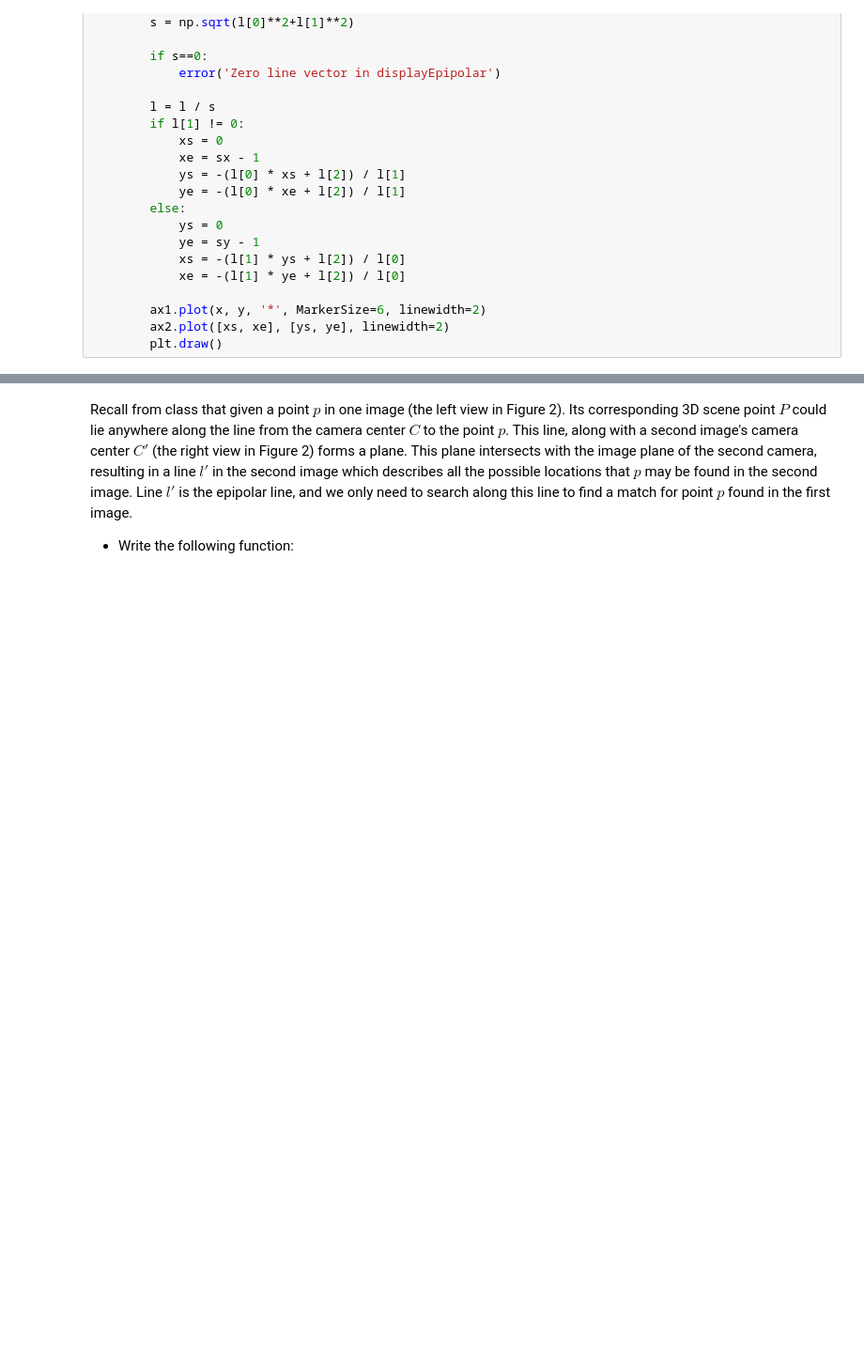
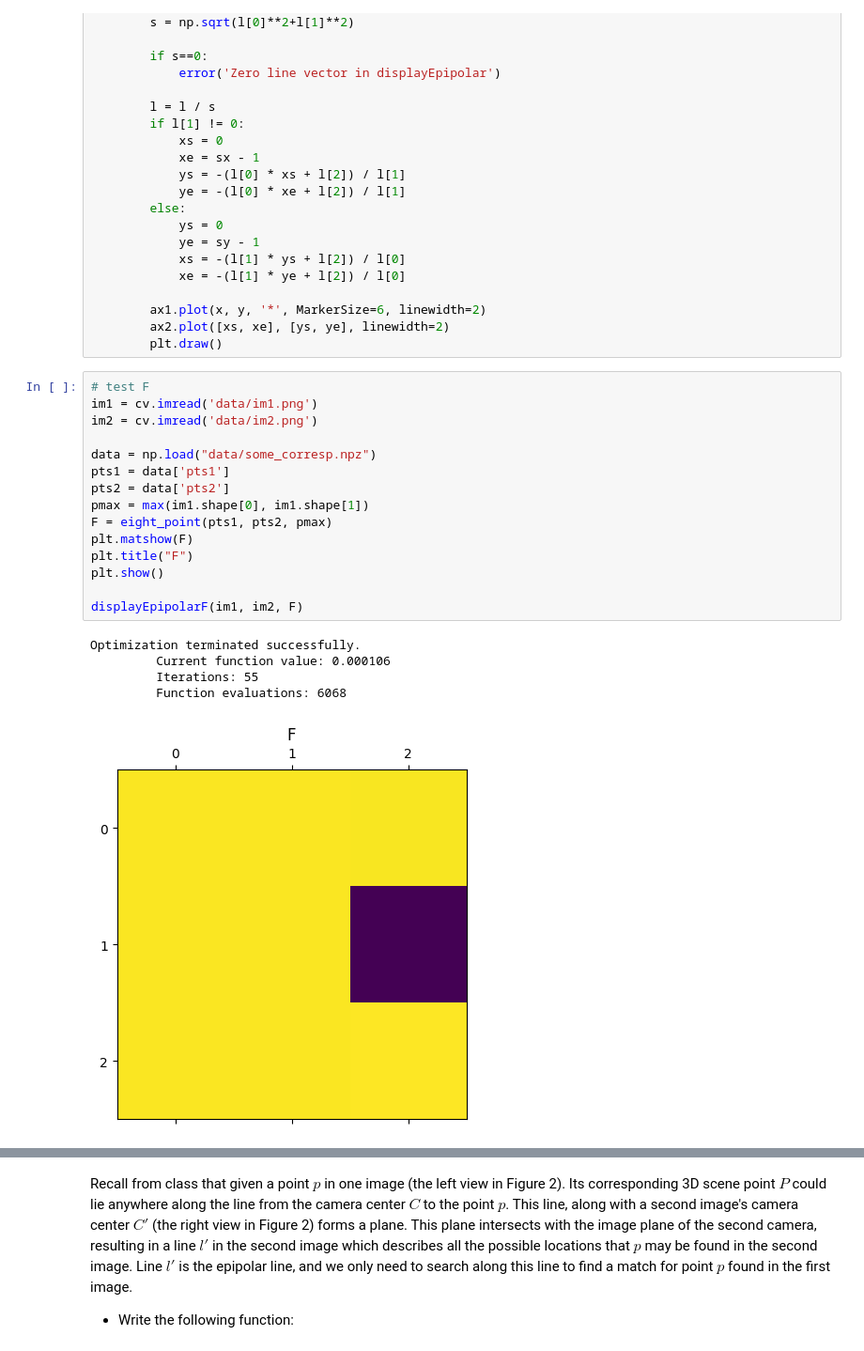
Before and after one commit to ronbenc/Computer-Vision, a Jupyter notebook: hw4_structure_from_motion/ee046746_hw4_structure_from_motion.ipynb, the cells around one changed output, grey strips where cells are left out. Shown at 94% size. Cells and saved outputs as stored; diff of their text form; blank space fills up the shorter version.

```diff
--- a/hw4_structure_from_motion/ee046746_hw4_structure_from_motion.ipynb
+++ b/hw4_structure_from_motion/ee046746_hw4_structure_from_motion.ipynb
@@ -183,6 +207,27 @@ def displayEpipolarF(I1, I2, F):
         ax1.plot(x, y, '*', MarkerSize=6, linewidth=2)
         ax2.plot([xs, xe], [ys, ye], linewidth=2)
         plt.draw()
+# %%
+# test F
+im1 = cv.imread('data/im1.png')
+im2 = cv.imread('data/im2.png')
+
+data = np.load("data/some_corresp.npz")
+pts1 = data['pts1']
+pts2 = data['pts2']
+pmax = max(im1.shape[0], im1.shape[1])
+F = eight_point(pts1, pts2, pmax)
+plt.matshow(F)
+plt.title("F")
+plt.show()
+
+displayEpipolarF(im1, im2, F)
+# %% [output]
+Optimization terminated successfully.
+         Current function value: 0.000106
+         Iterations: 55
+         Function evaluations: 6068
+[figure, added]
 # %% [markdown]
 * Example result:
 
```
Also changed, not shown: parts of 2 cells of this notebook.
